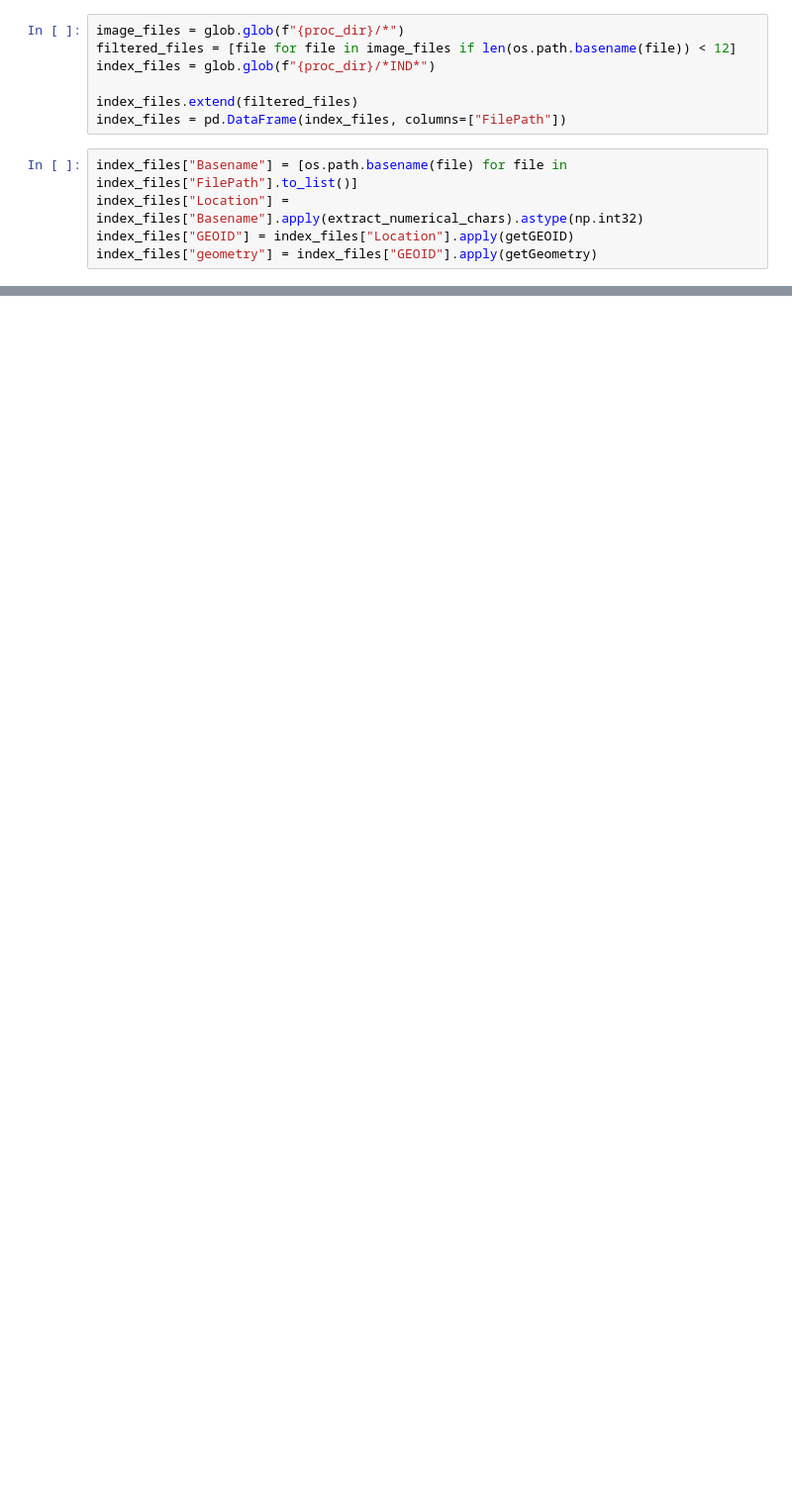
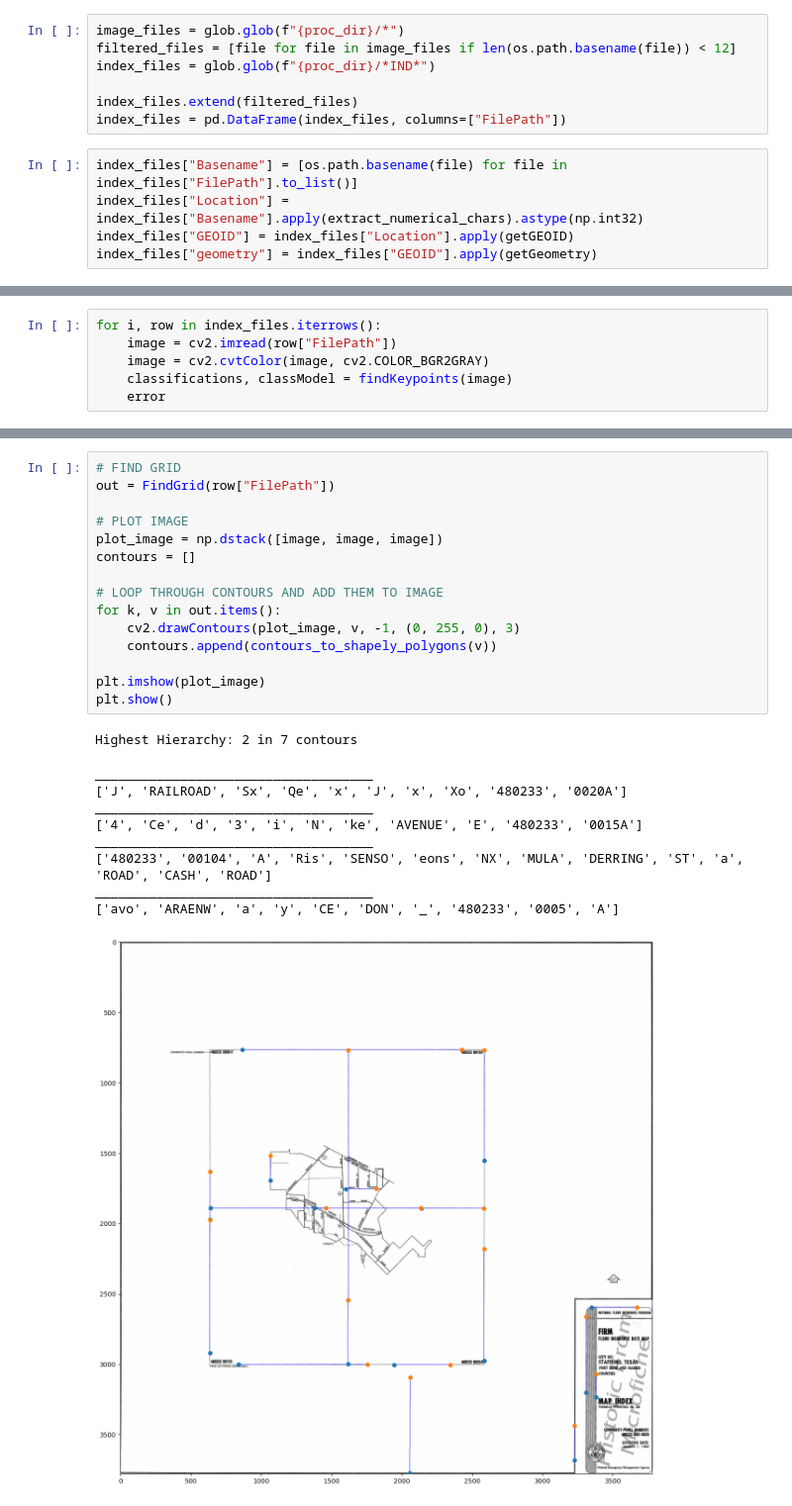
Before and after one commit to f-haces/RECTDNN, a Jupyter notebook: IndexGeorectification.ipynb, the cells around one changed output, grey strips where cells are left out. Shown at 99% size. Cells and saved outputs as stored; diff of their text form; blank space fills up the shorter version.

```diff
--- a/IndexGeorectification.ipynb
+++ b/IndexGeorectification.ipynb
@@ -136,0 +138,6 @@ index_files.head(40)
+# %%
+for i, row in index_files.iterrows():
+    image = cv2.imread(row["FilePath"])
+    image = cv2.cvtColor(image, cv2.COLOR_BGR2GRAY)
+    classifications, classModel = findKeypoints(image)
+    error
@@ -136,0 +164,26 @@ index_files.head(40)
+# %%
+# FIND GRID
+out = FindGrid(row["FilePath"])
+
+# PLOT IMAGE
+plot_image = np.dstack([image, image, image])
+contours = []
+
+# LOOP THROUGH CONTOURS AND ADD THEM TO IMAGE
+for k, v in out.items():
+    cv2.drawContours(plot_image, v, -1, (0, 255, 0), 3)
+    contours.append(contours_to_shapely_polygons(v))
+
+plt.imshow(plot_image)
+plt.show()
+# %% [output]
+Highest Hierarchy: 2 in 7 contours
+____________________________________
+['J', 'RAILROAD', 'Sx', 'Qe', 'x', 'J', 'x', 'Xo', '480233', '0020A']
+____________________________________
+['4', 'Ce', 'd', '3', 'i', 'N', 'ke', 'AVENUE', 'E', '480233', '0015A']
+____________________________________
+['480233', '00104', 'A', 'Ris', 'SENSO', 'eons', 'NX', 'MULA', 'DERRING', 'ST', 'a', 'ROAD', 'CASH', 'ROAD']
+____________________________________
+['avo', 'ARAENW', 'a', 'y', 'CE', 'DON', '_', '480233', '0005', 'A']
+[figure, added]
```
Also changed, not shown: parts of 25 cells of this notebook, 4 other files.
